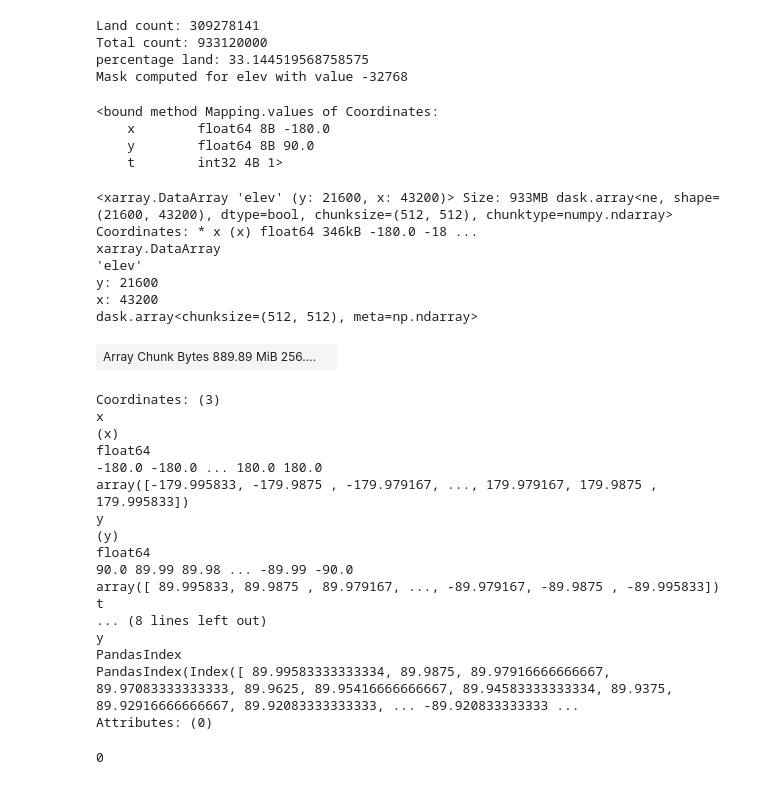
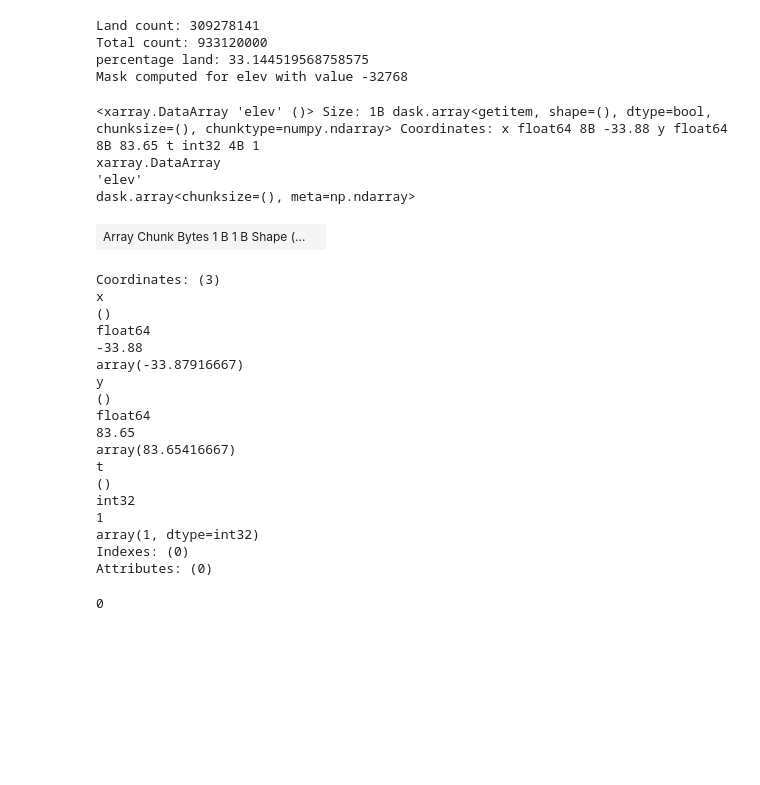
Before and after one commit to mickyals/worldclim_inr, a Jupyter notebook: notebooks/data_scripts.ipynb, the cells around one changed output. Drawn from its saved outputs; the diff is of its cells as text; code cells hidden in the pictures; blank space fills up the shorter version.

Commit message:
added data processing script ipynb

```diff
--- a/notebooks/data_scripts.ipynb
+++ b/notebooks/data_scripts.ipynb
@@ -13,9 +13,10 @@ from helpers import set_seed, set_device, get_logger
 import warnings
 from tqdm import tqdm
 import h5py
+import json
 
 
-LOGGER = get_logger("worldclim-dataset")
+LOGGER = get_logger(name = "worldclim-dataset", log_file="worldclim-dataset.log")
 # %% [markdown]
 #### Data Processing
 # %%
@@ -129,39 +130,31 @@ Total count: 933120000
 percentage land: 33.144519568758575
 Mask computed for elev with value -32768
 # %%
-mask.isel(x=0, y=0).coords.values
+mask.sel(x=-33.87916667, y=83.65416667, method='nearest')
 # %% [output]
-<bound method Mapping.values of Coordinates:
-    x        float64 8B -180.0
-    y        float64 8B 90.0
-    t        int32 4B 1>
+<xarray.DataArray 'elev' ()> Size: 1B dask.array<getitem, shape=(), dtype=bool, chunksize=(), chunktype=numpy.ndarray> Coordinates: x float64 8B -33.88 y float64 8B 83.65 t int32 4B 1
+xarray.DataArray
+'elev'
+dask.array<chunksize=(), meta=np.ndarray>
+| Array Chunk Bytes 1 B 1 B Shape (... |  |
+Coordinates: (3)
+x
+()
+float64
+-33.88
+array(-33.87916667)
+y
+()
+float64
+83.65
+array(83.65416667)
+t
+()
+int32
+1
+array(1, dtype=int32)
+Indexes: (0)
+Attributes: (0)
-# %%
-mask
-# %% [output]
-<xarray.DataArray 'elev' (y: 21600, x: 43200)> Size: 933MB dask.array<ne, shape=(21600, 43200), dtype=bool, chunksize=(512, 512), chunktype=numpy.ndarray> Coordinates: * x (x) float64 346kB -180.0 -18 ...
-xarray.DataArray
-'elev'
-y: 21600
-x: 43200
-dask.array<chunksize=(512, 512), meta=np.ndarray>
-| Array Chunk Bytes 889.89 MiB 256.... |  |
-Coordinates: (3)
-x
-(x)
-float64
--180.0 -180.0 ... 180.0 180.0
-array([-179.995833, -179.9875 , -179.979167, ..., 179.979167, 179.9875 , 179.995833])
-y
-(y)
-float64
-90.0 89.99 89.98 ... -89.99 -90.0
-array([ 89.995833, 89.9875 , 89.979167, ..., -89.979167, -89.9875 , -89.995833])
-t
-... (8 lines left out)
-y
-PandasIndex
-PandasIndex(Index([ 89.99583333333334, 89.9875, 89.97916666666667, 89.97083333333333, 89.9625, 89.95416666666667, 89.94583333333334, 89.9375, 89.92916666666667, 89.92083333333333, ... -89.920833333333 ...
-Attributes: (0)
 # %%
 34556//42300
 # %% [output]
```
Also changed, not shown: parts of 17 cells of this notebook, 1 other file.
